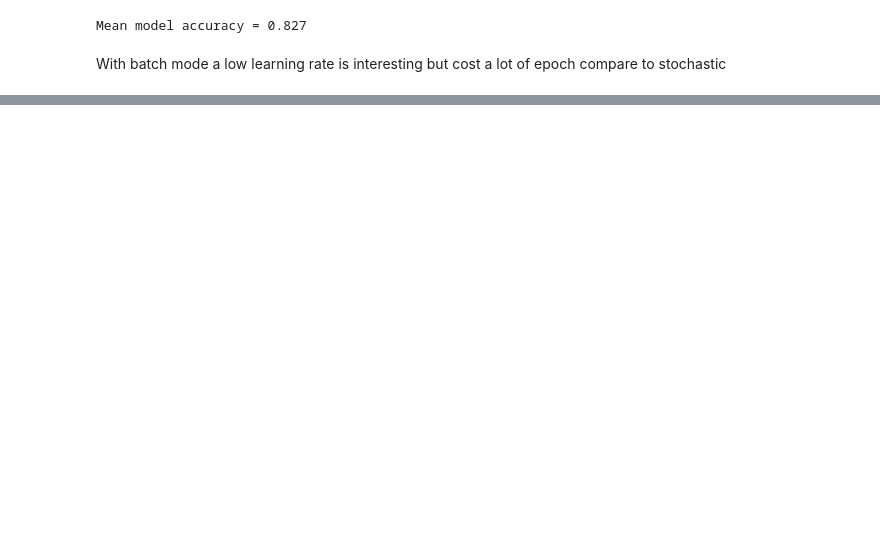
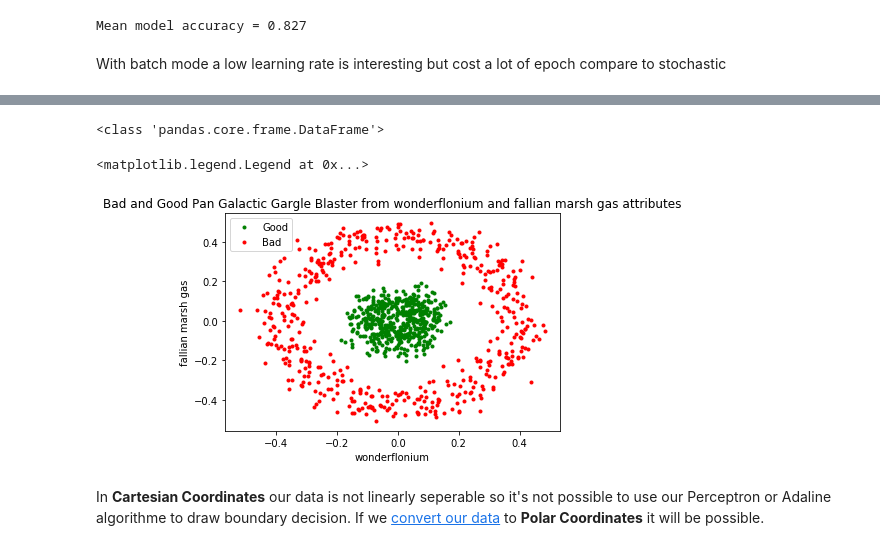
Before and after one commit to yohan-th/ft_sommelier, a Jupyter notebook: ft_sommelier.ipynb, the cells around one changed output, grey strips where cells are left out. Drawn from its saved outputs; the diff is of its cells as text; code cells hidden in the pictures; blank space fills up the shorter version.

Commit message:
Pan Galactic Gargle Blaster

```diff
--- a/ft_sommelier.ipynb
+++ b/ft_sommelier.ipynb
@@ -648,0 +723,5 @@ With batch mode a low learning rate is interesting but cost a lot of epoch compa
+# %%
+pggb_data = pd.read_csv("Pan Galactic Gargle Blaster.csv", delimiter=';')
+pggb_data = pggb_data.assign(drunkable=pd.Series(pggb_data['quality'] >= 5))
+pggb_data['drunkable'] = pggb_data['drunkable'].map({True:1, False:0})
+print(f"First a quick look of our good wines (quality >= 7) and bad (quality <= 4)\n\n{pggb_data}")
@@ -648,0 +745,19 @@ With batch mode a low learning rate is interesting but cost a lot of epoch compa
+# %%
+good_pggb = pggb_data[(pggb_data['quality'] >= 5)]
+print(type(good_pggb))
+bad_pggb = pggb_data[(pggb_data['quality'] <= 4)]
+
+# Plot
+fig, ax = plt.subplots()
+ax.plot(good_pggb.loc[:, 'wonderflonium'], good_pggb.loc[:, 'fallian marsh gas'], c='g', marker='o', linestyle='', ms=3, label="Good")
+ax.plot(bad_pggb.loc[:, 'wonderflonium'], bad_pggb.loc[:, 'fallian marsh gas'], c='r', marker='o', linestyle='', ms=3, label="Bad")
+ax.set_title('Bad and Good Pan Galactic Gargle Blaster from wonderflonium and fallian marsh gas attributes')
+ax.set_xlabel('wonderflonium')
+ax.set_ylabel('fallian marsh gas')
+ax.legend()
+# %% [output]
+<class 'pandas.core.frame.DataFrame'>
+<matplotlib.legend.Legend at 0x...>
+[figure, added]
+# %% [markdown]
+In **Cartesian Coordinates** our data is not linearly seperable so it's not possible to use our Perceptron or Adaline algorithme to draw boundary decision. If we [convert our data](https://www.mathsisfun.com/polar-cartesian-coordinates.html) to **Polar Coordinates** it will be possible.
```
Also changed, not shown: parts of 33 cells of this notebook.
